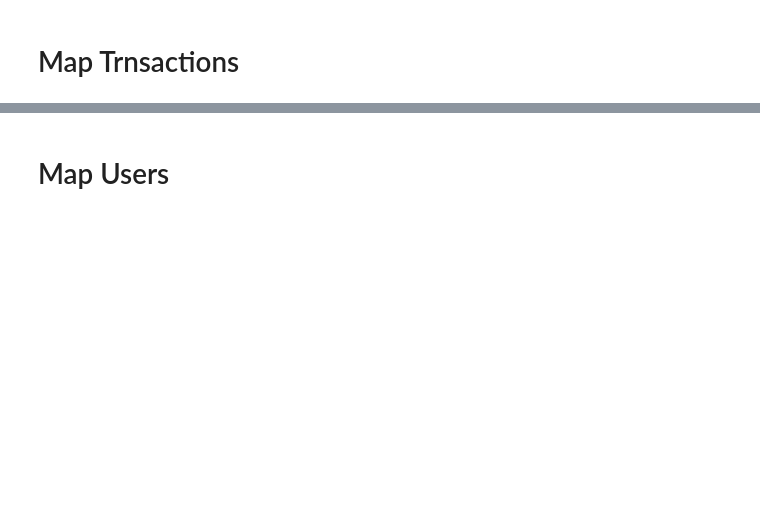
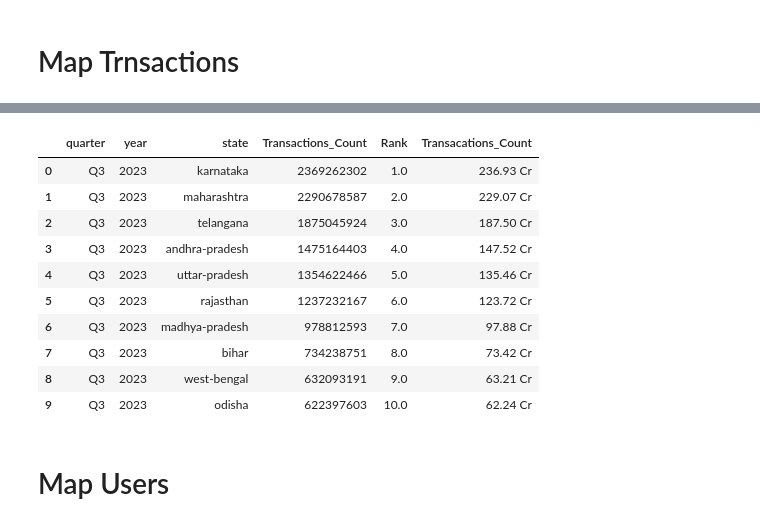
Before and after one commit to balajibala123/pulse, a Jupyter notebook: srccode/map.ipynb, the cells around one changed output, grey strips where cells are left out. Cells and saved outputs as stored; diff of their text form; code cells hidden in the pictures; blank space fills up the shorter version.

```diff
--- a/srccode/map.ipynb
+++ b/srccode/map.ipynb
@@ -157,3 +106,52 @@ print(tabulate(out, [i[0] for i in mycursor.description], tablefmt='psql'))
+# %%
+
+
+def StateTransactions(QUARTER, YEAR):
+    db,mycursor = MyCursor()
+    mycursor.execute("""select
+        quarter,
+        year,
+        state,
+        sum(count) as count
+        from mapdatatrans
+        group by quarter, year, state""")
+
+    out= mycursor.fetchall()
+    data = list(out)
+    # print(data)
+    columns = ['quarter', 'year', 'state', 'Transactions_Count']
+
+    def convert_to_crore_lakh(value):
+        if value >= 10000000:
+            return f'{value /10000000 : .2f} Cr'
+        else:
+            return f'{value / 100000 : .2f} L'
+
+    MapTransactionsState = pd.DataFrame(data=data, columns=columns)
+    MapTransactionsState['Transactions_Count'] = MapTransactionsState['Transactions_Count'].astype(np.int64)
+    MapTransactionsState = MapTransactionsState[(MapTransactionsState['year'] == YEAR) & (MapTransactionsState['quarter'] == QUARTER)]
+    MapTransactionsState['Rank'] = MapTransactionsState['Transactions_Count'].rank(ascending= False)
+    MapTransactionsState = MapTransactionsState.sort_values(by=['Transactions_Count', 'Rank'], ascending=[False, True])
+    MapTransactionsState = MapTransactionsState.reset_index(drop=True)
+    MapTransactionsState['Transacations_Count'] = MapTransactionsState['Transactions_Count'].apply(convert_to_crore_lakh)
+    # MapTransactionsState.drop(columns=['Transactions_Count', 'Rank'], inplace=True)
+    TopStateTransactions = MapTransactionsState.head(10)
+
+    return TopStateTransactions
+# %%
+StateTransactions('Q3', 2023)
+# %% [output]
+|  | quarter | year | state | Transactions_Count | Rank | Transacations_Count |
+| 0 | Q3 | 2023 | karnataka | 2369262302 | 1.0 | 236.93 Cr |
+| 1 | Q3 | 2023 | maharashtra | 2290678587 | 2.0 | 229.07 Cr |
+| 2 | Q3 | 2023 | telangana | 1875045924 | 3.0 | 187.50 Cr |
+| 3 | Q3 | 2023 | andhra-pradesh | 1475164403 | 4.0 | 147.52 Cr |
+| 4 | Q3 | 2023 | uttar-pradesh | 1354622466 | 5.0 | 135.46 Cr |
+| 5 | Q3 | 2023 | rajasthan | 1237232167 | 6.0 | 123.72 Cr |
+| 6 | Q3 | 2023 | madhya-pradesh | 978812593 | 7.0 | 97.88 Cr |
+| 7 | Q3 | 2023 | bihar | 734238751 | 8.0 | 73.42 Cr |
+| 8 | Q3 | 2023 | west-bengal | 632093191 | 9.0 | 63.21 Cr |
+| 9 | Q3 | 2023 | odisha | 622397603 | 10.0 | 62.24 Cr |
 # %% [markdown]
 # Map Users
 # %%
```
Also changed, not shown: parts of 10 cells of this notebook, 5 other files.
